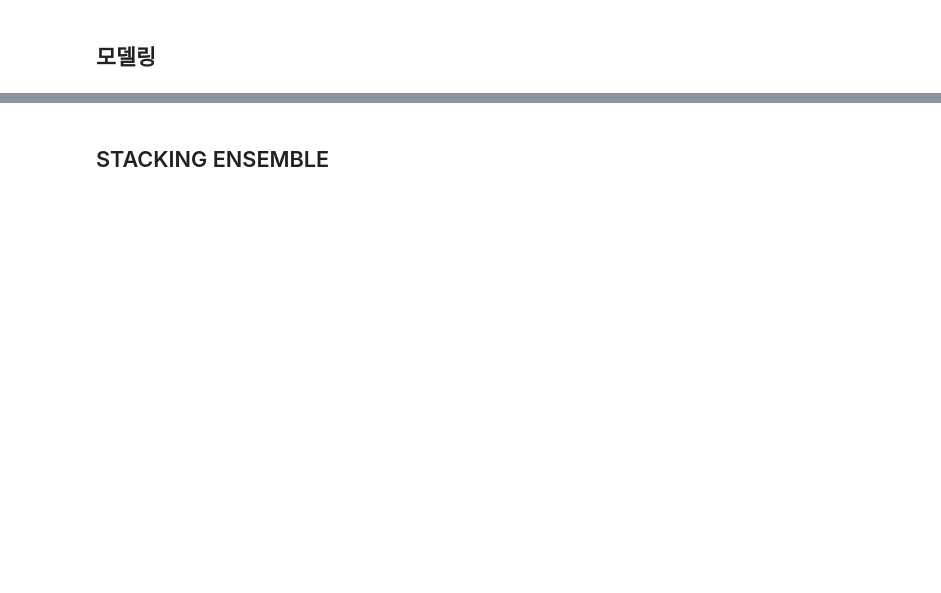
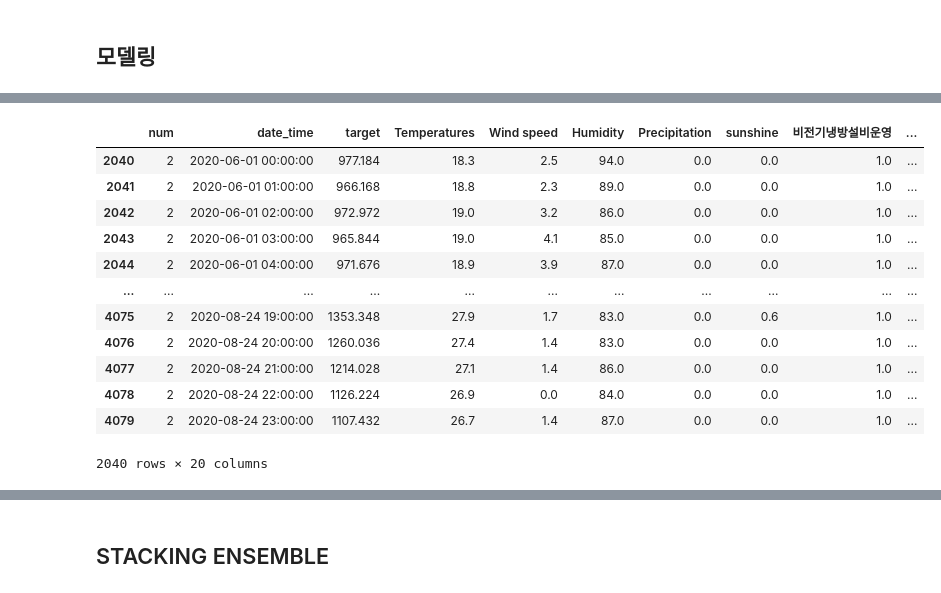
Before and after one commit to qkrwjdduf159/-, a Jupyter notebook: 데이콘/전력사용량 예측 AI 경진대회/전력 사용량 예측EDA.ipynb, the cells around one changed output, grey strips where cells are left out. Drawn from its saved outputs; the diff is of its cells as text; code cells hidden in the pictures; blank space fills up the shorter version.

```diff
--- a/데이콘/전력사용량 예측 AI 경진대회/전력 사용량 예측EDA.ipynb
+++ b/데이콘/전력사용량 예측 AI 경진대회/전력 사용량 예측EDA.ipynb
@@ -731,45 +765,64 @@ test['month'] = test['month'].astype('int')
 a = []
 for i in train['num'].unique():
   a.append(train[train['num'] == i])
 
-
-# 더미화를 원래 하던 방식대로 진행해 주자.
-dummies = ['weekday','new_column','hour','working'] # day는 제거해줘야 하는 변수고, month는 달이 오를수록 target변수가 오르므로 그냥 제거해주지 않고 써주도록 하자.
-drop_columns_train = ['day','date_time','비전기냉방설비운영','태양광보유','num','target','Temperatures']
-for index,train_num in enumerate(a):
-  a[index] = pd.get_dummies(data = a[index] , columns = dummies)
-  a[index] = a[index].drop(drop_columns_train, axis = 1)
-
-
 # test 데이터도 똑같이 진행해 준다.
 b = []
 for i in test['num'].unique():
   b.append(test[test['num'] == i])
 
-# 더미화를 원래 하던 방식대로 진행해 주자.
-dummies = ['weekday','new_column','hour','working'] # day는 제거해줘야 하는 변수고, month는 달이 오를수록 target변수가 오르므로 그냥 제거해주지 않고 써주도록 하자.
-drop_columns_test = ['day','date_time','비전기냉방설비운영','태양광보유','num','Temperatures']
-for index,test_num in enumerate(b):
-  b[index] = pd.get_dummies(data = b[index] , columns = dummies)
-  b[index] = b[index].drop(drop_columns_test, axis = 1)
+a[1]['working'] = a[1].apply(lambda x:1 if 6 < x < 19 else 0)
+# # 더미화를 원래 하던 방식대로 진행해 주자.
+# dummies = ['weekday','hour'] # day는 제거해줘야 하는 변수고, month는 달이 오를수록 target변수가 오르므로 그냥 제거해주지 않고 써주도록 하자.
+# drop_columns_train = ['day','date_time','비전기냉방설비운영','태양광보유','num','target','Temperatures','new_column']
+# for index,train_num in enumerate(a):
+#   a[index] = pd.get_dummies(data = a[index] , columns = dummies)
+#   a[index] = a[index].drop(drop_columns_train, axis = 1)
+
+
+# # test 데이터도 똑같이 진행해 준다.
+# b = []
+# for i in test['num'].unique():
+#   b.append(test[test['num'] == i])
+
+# # 더미화를 원래 하던 방식대로 진행해 주자.
+# dummies = ['weekday','hour'] # day는 제거해줘야 하는 변수고, month는 달이 오를수록 target변수가 오르므로 그냥 제거해주지 않고 써주도록 하자.
+# drop_columns_test = ['day','date_time','비전기냉방설비운영','태양광보유','num','Temperatures','new_column']
+# for index,test_num in enumerate(b):
+#   b[index] = pd.get_dummies(data = b[index] , columns = dummies)
+#   b[index] = b[index].drop(drop_columns_test, axis = 1)
 
 # # 모델 돌려주기 우리는 각 num마다 좋은 성능을 내는지 확인하기 위해서 하는 것이므로
 # # 가장 빠른 lightgbm을 사용해주자.
 # from lightgbm import LGBMRegressor
 # lgb = LGBMRegressor()
 # final_y_pred = []
 # for i in range(len(a)):
 #   lgb.fit(a[i].drop('log_target', axis = 1), a[i]['log_target'])
 #   y_pred = lgb.predict(b[i])
 #   final_y_pred.append(y_pred)
 
 # 끄악 = []
 # for y_pred in final_y_pred:
 #   for j in y_pred:
 #     끄악.append(j)
 
 # y_pred = pd.DataFrame(끄악, columns = ['y_pred'])
 # y_pred = y_pred['y_pred'].apply(lambda x: np.exp(x) - 1)
 
 # submission['answer'] = y_pred
 # submission.to_csv('submission.csv',index= False)
+# %% [output]
+|  | num | date_time | target | Temperatures | Wind speed | Humidity | Precipitation | sunshine | 비전기냉방설비운영 | ... |
+| 2040 | 2 | 2020-06-01 00:00:00 | 977.184 | 18.3 | 2.5 | 94.0 | 0.0 | 0.0 | 1.0 | ... |
+| 2041 | 2 | 2020-06-01 01:00:00 | 966.168 | 18.8 | 2.3 | 89.0 | 0.0 | 0.0 | 1.0 | ... |
+| 2042 | 2 | 2020-06-01 02:00:00 | 972.972 | 19.0 | 3.2 | 86.0 | 0.0 | 0.0 | 1.0 | ... |
+| 2043 | 2 | 2020-06-01 03:00:00 | 965.844 | 19.0 | 4.1 | 85.0 | 0.0 | 0.0 | 1.0 | ... |
+| 2044 | 2 | 2020-06-01 04:00:00 | 971.676 | 18.9 | 3.9 | 87.0 | 0.0 | 0.0 | 1.0 | ... |
+| ... | ... | ... | ... | ... | ... | ... | ... | ... | ... | ... |
+| 4075 | 2 | 2020-08-24 19:00:00 | 1353.348 | 27.9 | 1.7 | 83.0 | 0.0 | 0.6 | 1.0 | ... |
+| 4076 | 2 | 2020-08-24 20:00:00 | 1260.036 | 27.4 | 1.4 | 83.0 | 0.0 | 0.0 | 1.0 | ... |
+| 4077 | 2 | 2020-08-24 21:00:00 | 1214.028 | 27.1 | 1.4 | 86.0 | 0.0 | 0.0 | 1.0 | ... |
+| 4078 | 2 | 2020-08-24 22:00:00 | 1126.224 | 26.9 | 0.0 | 84.0 | 0.0 | 0.0 | 1.0 | ... |
+| 4079 | 2 | 2020-08-24 23:00:00 | 1107.432 | 26.7 | 1.4 | 87.0 | 0.0 | 0.0 | 1.0 | ... |
+2040 rows × 20 columns
```
Also changed, not shown: parts of 15 cells of this notebook.
